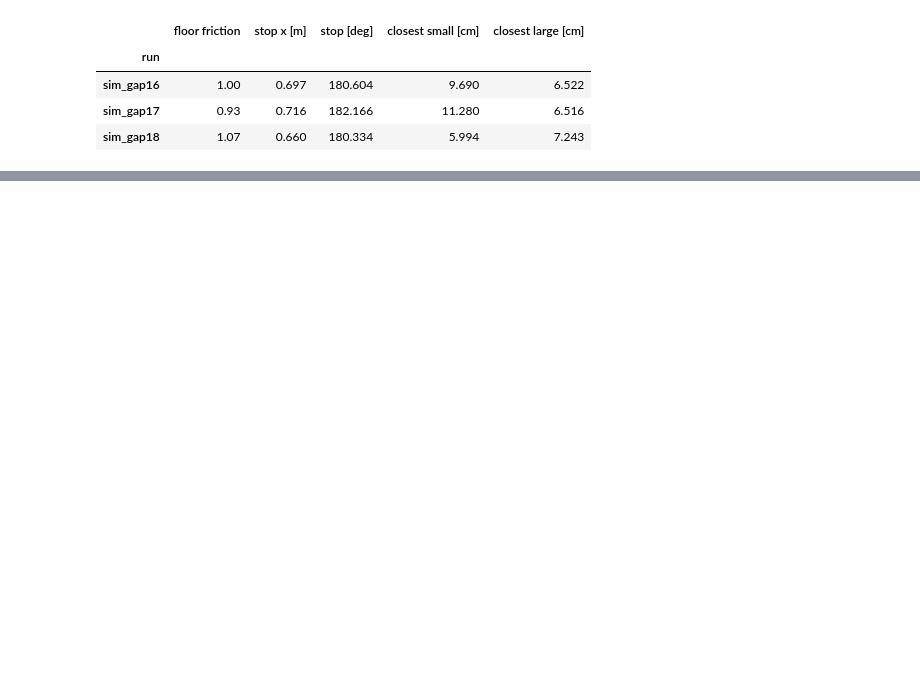
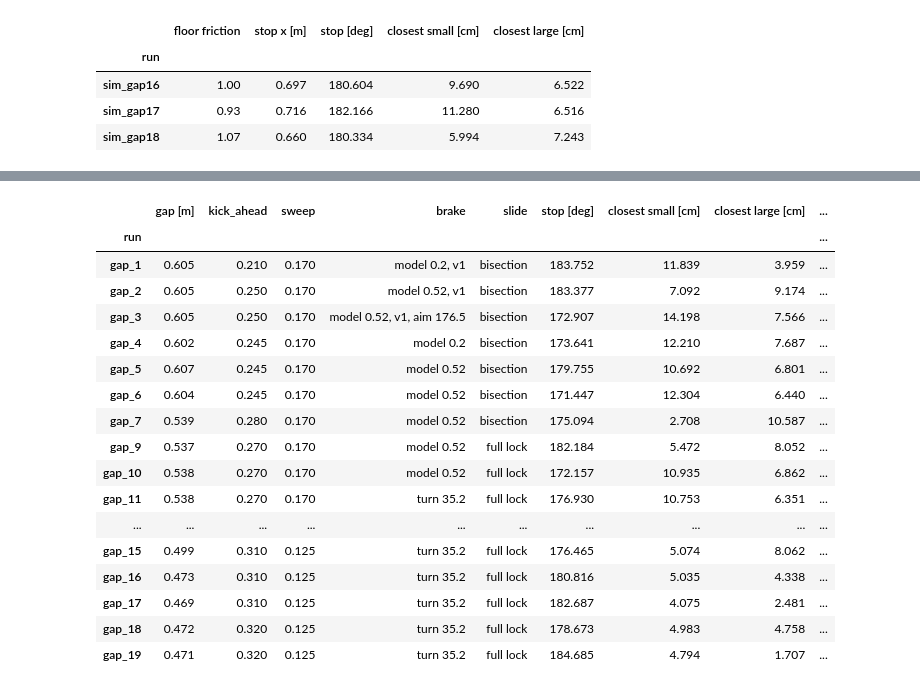
Before and after one commit to Gelminaio/drift-mpc-ackermann, a Jupyter notebook: notebooks/sideways.ipynb, the cells around one changed output, grey strips where cells are left out. Saved outputs shown, nothing was run; the diff lists cells and outputs as text; code cells hidden in the pictures; blank space fills up the shorter version.

Commit message:
analysis: the gap closed loop, gap_5-19

```diff
--- a/notebooks/sideways.ipynb
+++ b/notebooks/sideways.ipynb
@@ -310,7 +310,7 @@ ahead of the rear axle at the start, the large one (0.475 x 0.30) from 0.988 m,
 SMALL, BIG = (0.054, 0.383, 0.346, 0.706), (0.988, 1.459, 0.328, 0.628)
 
 
-def clearance(run_):
+def clearance(run_, small=SMALL, big=BIG):
     h = car_path(run_)
     pts = [np.c_[x + np.cos(p) * OUTLINE[:, 0] - np.sin(p) * OUTLINE[:, 1], y + np.sin(p) * OUTLINE[:, 0] + np.cos(p) * OUTLINE[:, 1]]
            for x, y, p in h]
@@ -328,8 +328,8 @@ def clearance(run_):
     q = np.vstack(q)
     front = q[(np.abs(q[:, 1]) < HALF) & (q[:, 0] > FRONT)]
     back = q[(np.abs(q[:, 1]) < HALF) & (q[:, 0] < REAR)]
-    return {'run': run_, 'stop [deg]': np.degrees(h[-1, 2]), 'closest small [cm]': 100 * min(dist(p, SMALL).min() for p in pts),
-            'closest large [cm]': 100 * min(dist(p, BIG).min() for p in pts),
+    return {'run': run_, 'stop [deg]': np.degrees(h[-1, 2]), 'closest small [cm]': 100 * min(dist(p, small).min() for p in pts),
+            'closest large [cm]': 100 * min(dist(p, big).min() for p in pts),
             'nose room [cm]': 100 * (np.percentile(front[:, 0], 5) - FRONT), 'tail room [cm]': 100 * (REAR - np.percentile(back[:, 0], 95)),
             'car side [m]': pts[-1][:, 1].min()}
 
@@ -400,13 +394,0 @@ the gyro's error taken in full, `kick_ahead` 0.245, `slide_ref` 0.2:
-# %%
-rows = []
-for run_ in ['gap_1', 'gap_2', 'gap_3', 'gap_4']:
-    s = read(run_, 'gap_state')
-    k = s.index[s['phase'] == 4][0]
-    slide = s[s['phase'] == 4]
-    row = clearance(run_)
-    row.update({'braked at, node [deg]': np.degrees(s.loc[k, 'heading_now']),
-                'slide steering': ' '.join(f'{v:+.2f}' for v in slide['steer'].iloc[:12:2]),
-                'tick max [ms]': s['tick_ms'].max()})
-    rows.append(row)
-closed = pd.DataFrame(rows).set_index('run')
-closed.round(3)
@@ -434,0 +401,59 @@ at most.
+# %%
+def gap_at_rest(run_):
+    j, sc = read(run_, 'joint_states'), read(run_, 'scan')
+    t0 = j.loc[(j['wl'] + j['wr']).abs() > 0.05, 't'].iloc[0]
+    p = []
+    for _, m in sc[sc['t'] < t0].iloc[-5:].iterrows():
+        r = np.array(m['ranges'], float)
+        a = m['angle_min'] + np.arange(len(r)) * m['angle_increment']
+        x, y = r * np.cos(a) + 0.09225, r * np.sin(a)
+        ok = np.isfinite(r) & (x > -0.3) & (x < 2.0) & (y > 0.15) & (y < 1.0)
+        p.append(np.c_[x[ok], y[ok]])
+    p = np.vstack(p)
+    near = np.sort(p[:, 1])[len(p) // 10]
+    band = p[np.abs(p[:, 1] - near) < 0.03]
+    xs = np.sort(band[:, 0])
+    i = np.argmax(np.diff(xs))
+    a, b = xs[i], xs[i + 1]
+    small = (a - 0.33, a, np.median(band[band[:, 0] <= a, 1]), np.median(band[band[:, 0] <= a, 1]) + 0.36)
+    big = (b, b + 0.475, np.median(band[band[:, 0] >= b, 1]), np.median(band[band[:, 0] >= b, 1]) + 0.30)
+    return small, big
+
+
+# kick_ahead, sweep, how the brake was decided, the slide steering; the model before the refits for gap_1-3
+RUNS = {'gap_1': (0.21, 0.17, 'model 0.2, v1', 'bisection'), 'gap_2': (0.25, 0.17, 'model 0.52, v1', 'bisection'),
+        'gap_3': (0.25, 0.17, 'model 0.52, v1, aim 176.5', 'bisection'), 'gap_4': (0.245, 0.17, 'model 0.2', 'bisection'),
+        'gap_5': (0.245, 0.17, 'model 0.52', 'bisection'), 'gap_6': (0.245, 0.17, 'model 0.52', 'bisection'),
+        'gap_7': (0.28, 0.17, 'model 0.52', 'bisection'), 'gap_9': (0.27, 0.17, 'model 0.52', 'full lock'),
+        'gap_10': (0.27, 0.17, 'model 0.52', 'full lock'), 'gap_11': (0.27, 0.17, 'turn 35.2', 'full lock'),
+        'gap_12': (0.29, 0.17, 'turn 35.2', 'full lock'), 'gap_13': (0.30, 0.12, 'turn 35.2', 'full lock'),
+        'gap_14': (0.31, 0.125, 'turn 35.2', 'full lock'), 'gap_15': (0.31, 0.125, 'turn 35.2', 'full lock'),
+        'gap_16': (0.31, 0.125, 'turn 35.2', 'full lock'), 'gap_17': (0.31, 0.125, 'turn 35.2', 'full lock'),
+        'gap_18': (0.32, 0.125, 'turn 35.2', 'full lock'), 'gap_19': (0.32, 0.125, 'turn 35.2', 'full lock')}
+rows = []
+for run_, (ahead, sweep, brake, slide) in RUNS.items():
+    small, big = gap_at_rest(run_)
+    row = {'run': run_, 'gap [m]': big[0] - small[1], 'kick_ahead': ahead, 'sweep': sweep, 'brake': brake, 'slide': slide}
+    row.update(clearance(run_, small, big))
+    rows.append(row)
+closed = pd.DataFrame(rows).set_index('run')
+closed.round(3)
+# %% [output]
+|  | gap [m] | kick_ahead | sweep | brake | slide | stop [deg] | closest small [cm] | closest large [cm] | ... |
+| run |  |  |  |  |  |  |  |  | ... |
+| gap_1 | 0.605 | 0.210 | 0.170 | model 0.2, v1 | bisection | 183.752 | 11.839 | 3.959 | ... |
+| gap_2 | 0.605 | 0.250 | 0.170 | model 0.52, v1 | bisection | 183.377 | 7.092 | 9.174 | ... |
+| gap_3 | 0.605 | 0.250 | 0.170 | model 0.52, v1, aim 176.5 | bisection | 172.907 | 14.198 | 7.566 | ... |
+| gap_4 | 0.602 | 0.245 | 0.170 | model 0.2 | bisection | 173.641 | 12.210 | 7.687 | ... |
+| gap_5 | 0.607 | 0.245 | 0.170 | model 0.52 | bisection | 179.755 | 10.692 | 6.801 | ... |
+| gap_6 | 0.604 | 0.245 | 0.170 | model 0.52 | bisection | 171.447 | 12.304 | 6.440 | ... |
+| gap_7 | 0.539 | 0.280 | 0.170 | model 0.52 | bisection | 175.094 | 2.708 | 10.587 | ... |
+| gap_9 | 0.537 | 0.270 | 0.170 | model 0.52 | full lock | 182.184 | 5.472 | 8.052 | ... |
+| gap_10 | 0.538 | 0.270 | 0.170 | model 0.52 | full lock | 172.157 | 10.935 | 6.862 | ... |
+| gap_11 | 0.538 | 0.270 | 0.170 | turn 35.2 | full lock | 176.930 | 10.753 | 6.351 | ... |
+| ... | ... | ... | ... | ... | ... | ... | ... | ... | ... |
+| gap_15 | 0.499 | 0.310 | 0.125 | turn 35.2 | full lock | 176.465 | 5.074 | 8.062 | ... |
+| gap_16 | 0.473 | 0.310 | 0.125 | turn 35.2 | full lock | 180.816 | 5.035 | 4.338 | ... |
+| gap_17 | 0.469 | 0.310 | 0.125 | turn 35.2 | full lock | 182.687 | 4.075 | 2.481 | ... |
+| gap_18 | 0.472 | 0.320 | 0.125 | turn 35.2 | full lock | 178.673 | 4.983 | 4.758 | ... |
+| gap_19 | 0.471 | 0.320 | 0.125 | turn 35.2 | full lock | 184.685 | 4.794 | 1.707 | ... |
```
Also changed, not shown: parts of 19 cells of this notebook.
